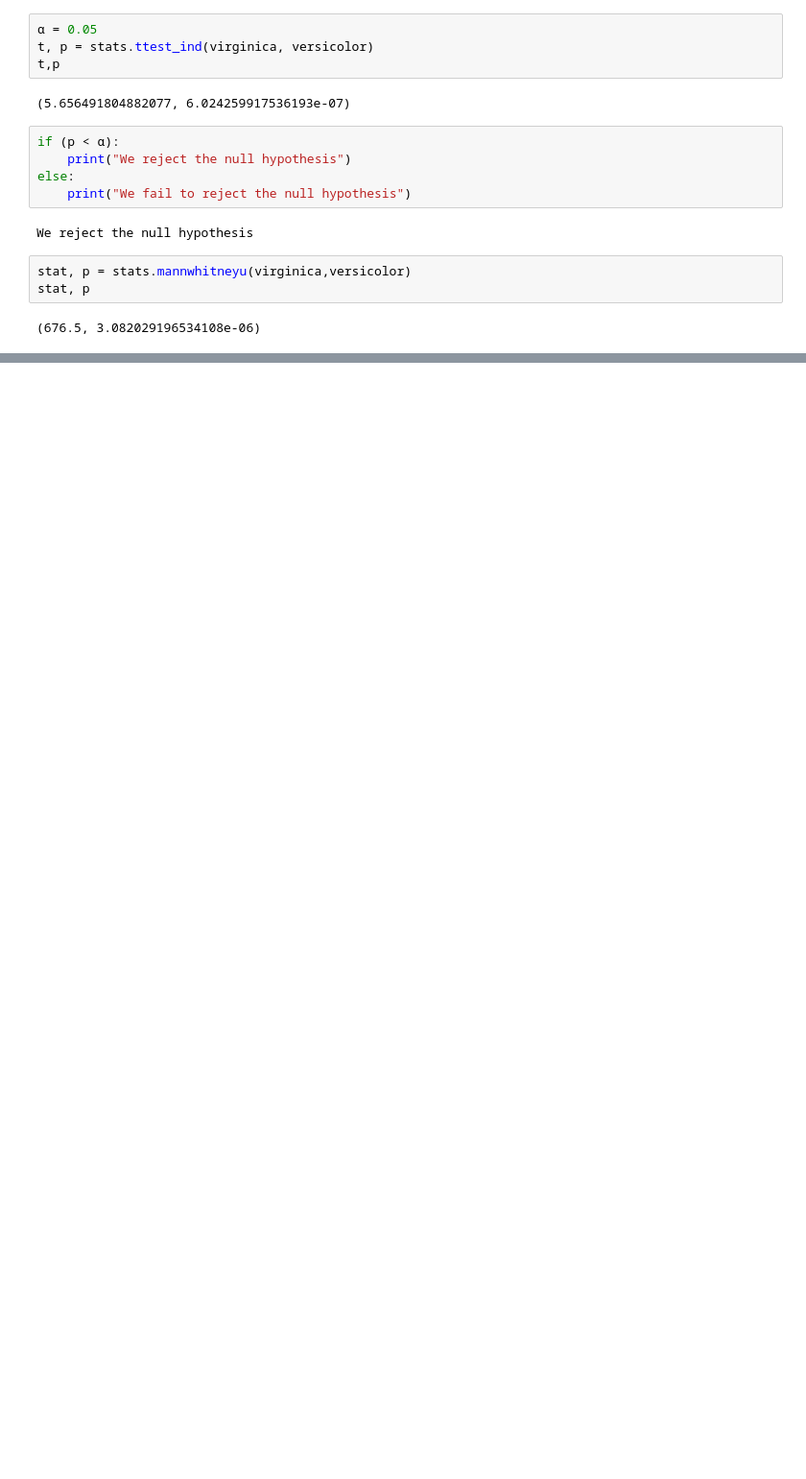
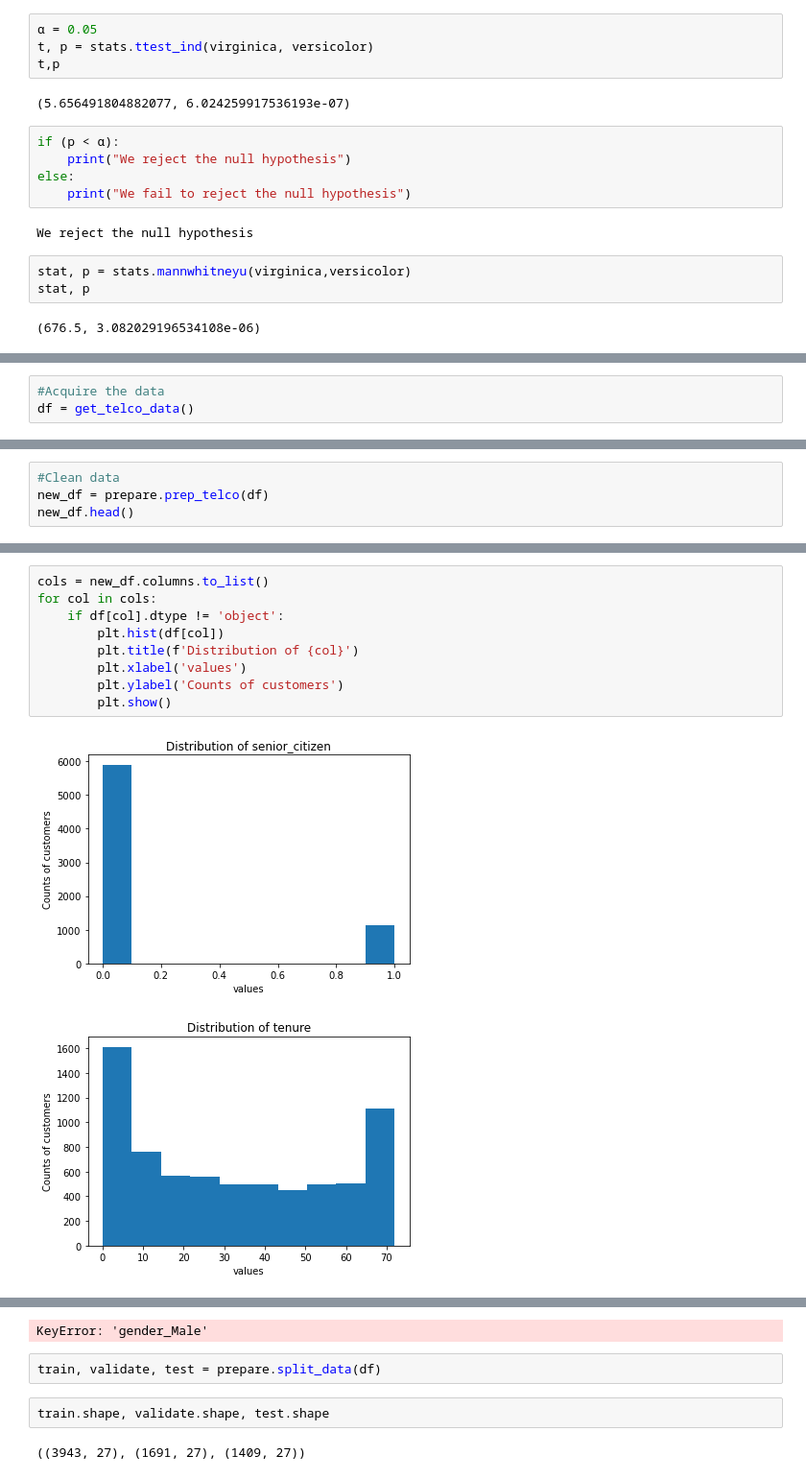
Before and after one commit to Olivert75/classification-exercises, a Jupyter notebook: classification_exercises.ipynb, the cells around one changed output, grey strips where cells are left out. Shown at 96% size. Drawn from its saved outputs; the diff is of its cells as text; blank space fills up the shorter version.

```diff
--- a/classification_exercises.ipynb
+++ b/classification_exercises.ipynb
@@ -957,0 +960,3 @@ stat, p
+# %%
+#Acquire the data
+df = get_telco_data()
@@ -957,0 +997,4 @@ stat, p
+# %%
+#Clean data
+new_df = prepare.prep_telco(df)
+new_df.head()
@@ -957,0 +1032,12 @@ stat, p
+# %%
+cols = new_df.columns.to_list()
+for col in cols:
+    if df[col].dtype != 'object':
+        plt.hist(df[col])
+        plt.title(f'Distribution of {col}')
+        plt.xlabel('values')
+        plt.ylabel('Counts of customers')
+        plt.show()
+# %% [output]
+[figure, added]
+[figure, added]
@@ -957,0 +1048,7 @@ stat, p
+KeyError: 'gender_Male'
+# %%
+train, validate, test = prepare.split_data(df)
+# %%
+train.shape, validate.shape, test.shape
+# %% [output]
+((3943, 27), (1691, 27), (1409, 27))
```
Also changed, not shown: parts of 10 cells of this notebook.
